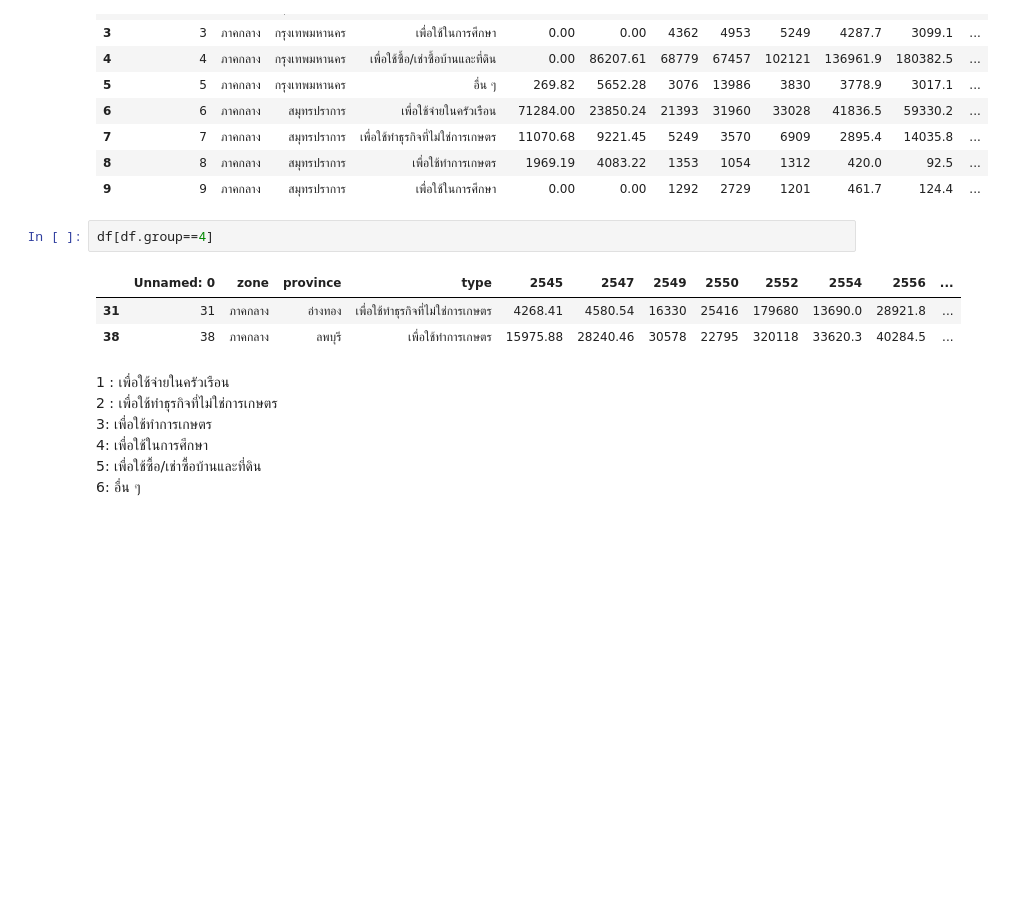
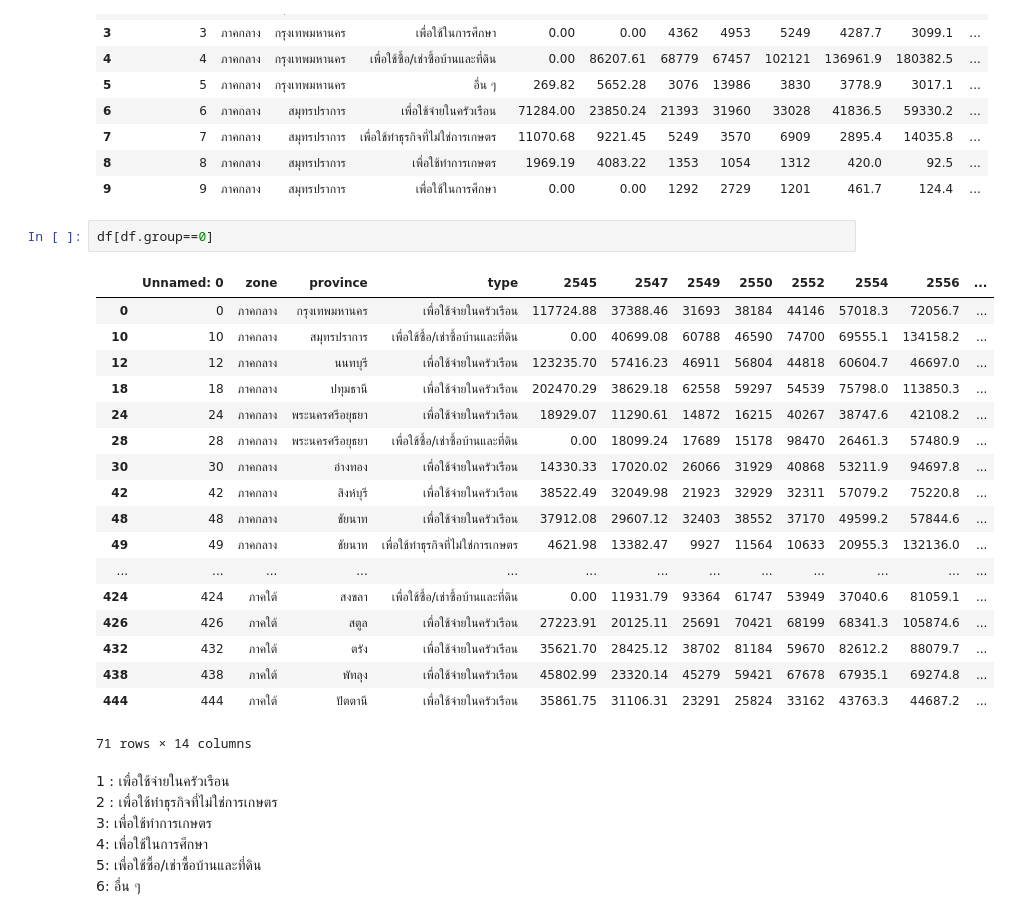
Before and after one commit to wsirigate/FDS_Project, a Jupyter notebook: New folder/test2.ipynb, the cells around one changed output. Saved outputs shown, nothing was run; the diff lists cells and outputs as text; blank space fills up the shorter version.

```diff
--- a/New folder/test2.ipynb
+++ b/New folder/test2.ipynb
@@ -17,11 +17,26 @@ df.head(10)
 | 8 | 8 | ภาคกลาง | สมุทรปราการ | เพื่อใช้ทำการเกษตร | 1969.19 | 4083.22 | 1353 | 1054 | 1312 | 420.0 | 92.5 | ... |
 | 9 | 9 | ภาคกลาง | สมุทรปราการ | เพื่อใช้ในการศึกษา | 0.00 | 0.00 | 1292 | 2729 | 1201 | 461.7 | 124.4 | ... |
 # %%
-df[df.group==4]
+df[df.group==0]
 # %% [output]
 |  | Unnamed: 0 | zone | province | type | 2545 | 2547 | 2549 | 2550 | 2552 | 2554 | 2556 | ... |
-| 31 | 31 | ภาคกลาง | อ่างทอง | เพื่อใช้ทำธุรกิจที่ไม่ใช่การเกษตร | 4268.41 | 4580.54 | 16330 | 25416 | 179680 | 13690.0 | 28921.8 | ... |
-| 38 | 38 | ภาคกลาง | ลพบุรี | เพื่อใช้ทำการเกษตร | 15975.88 | 28240.46 | 30578 | 22795 | 320118 | 33620.3 | 40284.5 | ... |
+| 0 | 0 | ภาคกลาง | กรุงเทพมหานคร | เพื่อใช้จ่ายในครัวเรือน | 117724.88 | 37388.46 | 31693 | 38184 | 44146 | 57018.3 | 72056.7 | ... |
+| 10 | 10 | ภาคกลาง | สมุทรปราการ | เพื่อใช้ซื้อ/เช่าซื้อบ้านและที่ดิน | 0.00 | 40699.08 | 60788 | 46590 | 74700 | 69555.1 | 134158.2 | ... |
+| 12 | 12 | ภาคกลาง | นนทบุรี | เพื่อใช้จ่ายในครัวเรือน | 123235.70 | 57416.23 | 46911 | 56804 | 44818 | 60604.7 | 46697.0 | ... |
+| 18 | 18 | ภาคกลาง | ปทุมธานี | เพื่อใช้จ่ายในครัวเรือน | 202470.29 | 38629.18 | 62558 | 59297 | 54539 | 75798.0 | 113850.3 | ... |
+| 24 | 24 | ภาคกลาง | พระนครศรีอยุธยา | เพื่อใช้จ่ายในครัวเรือน | 18929.07 | 11290.61 | 14872 | 16215 | 40267 | 38747.6 | 42108.2 | ... |
+| 28 | 28 | ภาคกลาง | พระนครศรีอยุธยา | เพื่อใช้ซื้อ/เช่าซื้อบ้านและที่ดิน | 0.00 | 18099.24 | 17689 | 15178 | 98470 | 26461.3 | 57480.9 | ... |
+| 30 | 30 | ภาคกลาง | อ่างทอง | เพื่อใช้จ่ายในครัวเรือน | 14330.33 | 17020.02 | 26066 | 31929 | 40868 | 53211.9 | 94697.8 | ... |
+| 42 | 42 | ภาคกลาง | สิงห์บุรี | เพื่อใช้จ่ายในครัวเรือน | 38522.49 | 32049.98 | 21923 | 32929 | 32311 | 57079.2 | 75220.8 | ... |
+| 48 | 48 | ภาคกลาง | ชัยนาท | เพื่อใช้จ่ายในครัวเรือน | 37912.08 | 29607.12 | 32403 | 38552 | 37170 | 49599.2 | 57844.6 | ... |
+| 49 | 49 | ภาคกลาง | ชัยนาท | เพื่อใช้ทำธุรกิจที่ไม่ใช่การเกษตร | 4621.98 | 13382.47 | 9927 | 11564 | 10633 | 20955.3 | 132136.0 | ... |
+| ... | ... | ... | ... | ... | ... | ... | ... | ... | ... | ... | ... | ... |
+| 424 | 424 | ภาคใต้ | สงขลา | เพื่อใช้ซื้อ/เช่าซื้อบ้านและที่ดิน | 0.00 | 11931.79 | 93364 | 61747 | 53949 | 37040.6 | 81059.1 | ... |
+| 426 | 426 | ภาคใต้ | สตูล | เพื่อใช้จ่ายในครัวเรือน | 27223.91 | 20125.11 | 25691 | 70421 | 68199 | 68341.3 | 105874.6 | ... |
+| 432 | 432 | ภาคใต้ | ตรัง | เพื่อใช้จ่ายในครัวเรือน | 35621.70 | 28425.12 | 38702 | 81184 | 59670 | 82612.2 | 88079.7 | ... |
+| 438 | 438 | ภาคใต้ | พัทลุง | เพื่อใช้จ่ายในครัวเรือน | 45802.99 | 23320.14 | 45279 | 59421 | 67678 | 67935.1 | 69274.8 | ... |
+| 444 | 444 | ภาคใต้ | ปัตตานี | เพื่อใช้จ่ายในครัวเรือน | 35861.75 | 31106.31 | 23291 | 25824 | 33162 | 43763.3 | 44687.2 | ... |
+71 rows × 14 columns
 # %% [markdown]
 1 : เพื่อใช้จ่ายในครัวเรือน <br/>
 2 : เพื่อใช้ทำธุรกิจที่ไม่ใช่การเกษตร <br/>
```
